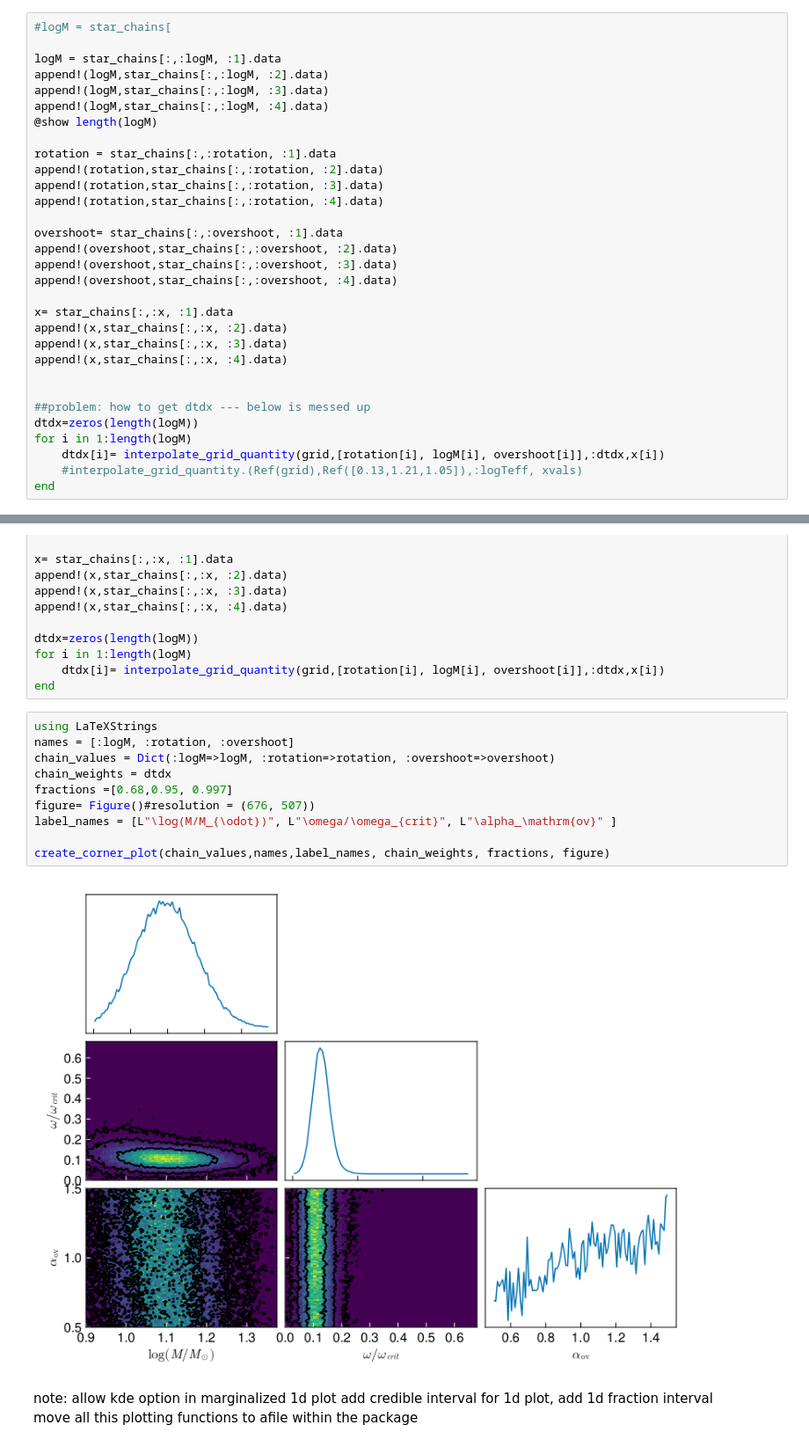
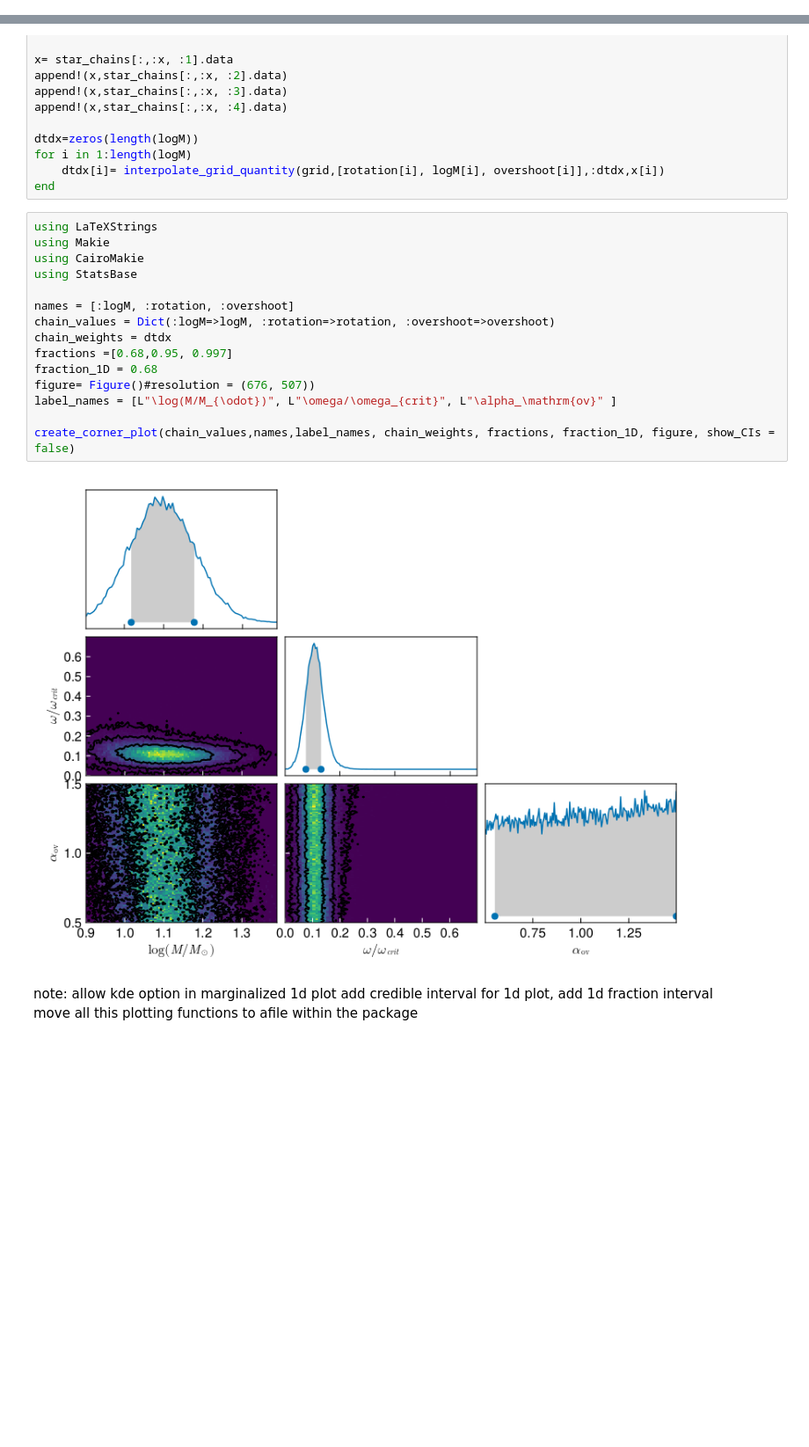
Before and after one commit to orlox/StarStats.jl, a Jupyter notebook: test_notebook/clean_JuliaTests.ipynb, the cells around one changed output, grey strips where cells are left out. Shown at 88% size. Saved outputs shown, nothing was run; the diff lists cells and outputs as text; blank space fills up the shorter version.

Commit message:
move corner plot to package

```diff
--- a/test_notebook/clean_JuliaTests.ipynb
+++ b/test_notebook/clean_JuliaTests.ipynb
@@ -78,34 +76,3 @@ Summary Statistics
-# %%
-#logM = star_chains[
-
-logM = star_chains[:,:logM, :1].data
-append!(logM,star_chains[:,:logM, :2].data)
-append!(logM,star_chains[:,:logM, :3].data)
-append!(logM,star_chains[:,:logM, :4].data)
-@show length(logM)
-
-rotation = star_chains[:,:rotation, :1].data
-append!(rotation,star_chains[:,:rotation, :2].data)
-append!(rotation,star_chains[:,:rotation, :3].data)
-append!(rotation,star_chains[:,:rotation, :4].data)
-
-overshoot= star_chains[:,:overshoot, :1].data
-append!(overshoot,star_chains[:,:overshoot, :2].data)
-append!(overshoot,star_chains[:,:overshoot, :3].data)
-append!(overshoot,star_chains[:,:overshoot, :4].data)
-
-x= star_chains[:,:x, :1].data
-append!(x,star_chains[:,:x, :2].data)
-append!(x,star_chains[:,:x, :3].data)
-append!(x,star_chains[:,:x, :4].data)
-
-
-##problem: how to get dtdx --- below is messed up
-dtdx=zeros(length(logM))
-for i in 1:length(logM)
-    dtdx[i]= interpolate_grid_quantity(grid,[rotation[i], logM[i], overshoot[i]],:dtdx,x[i])
-    #interpolate_grid_quantity.(Ref(grid),Ref([0.13,1.21,1.05]),:logTeff, xvals)
-end
 # %%
 using QuadGK
 function chain_credible_interval(values, fraction,num_points,weights)
@@ -381,16 +189,21 @@ for i in 1:length(logM)
 end
 # %%
 using LaTeXStrings
+using Makie
+using CairoMakie
+using StatsBase
+
 names = [:logM, :rotation, :overshoot]
 chain_values = Dict(:logM=>logM, :rotation=>rotation, :overshoot=>overshoot)
 chain_weights = dtdx
 fractions =[0.68,0.95, 0.997]
+fraction_1D = 0.68
 figure= Figure()#resolution = (676, 507))
 label_names = [L"\log(M/M_{\odot})", L"\omega/\omega_{crit}", L"\alpha_\mathrm{ov}" ]
 
-create_corner_plot(chain_values,names,label_names, chain_weights, fractions, figure)
+create_corner_plot(chain_values,names,label_names, chain_weights, fractions, fraction_1D, figure, show_CIs = false)
 # %% [output]
-[figure, old version]
+[figure, new version]
 # %% [markdown]
 note: allow kde option in marginalized 1d plot
 add credible interval for 1d plot, add 1d fraction interval
```
Also changed, not shown: parts of 12 cells of this notebook, 4 other files.
